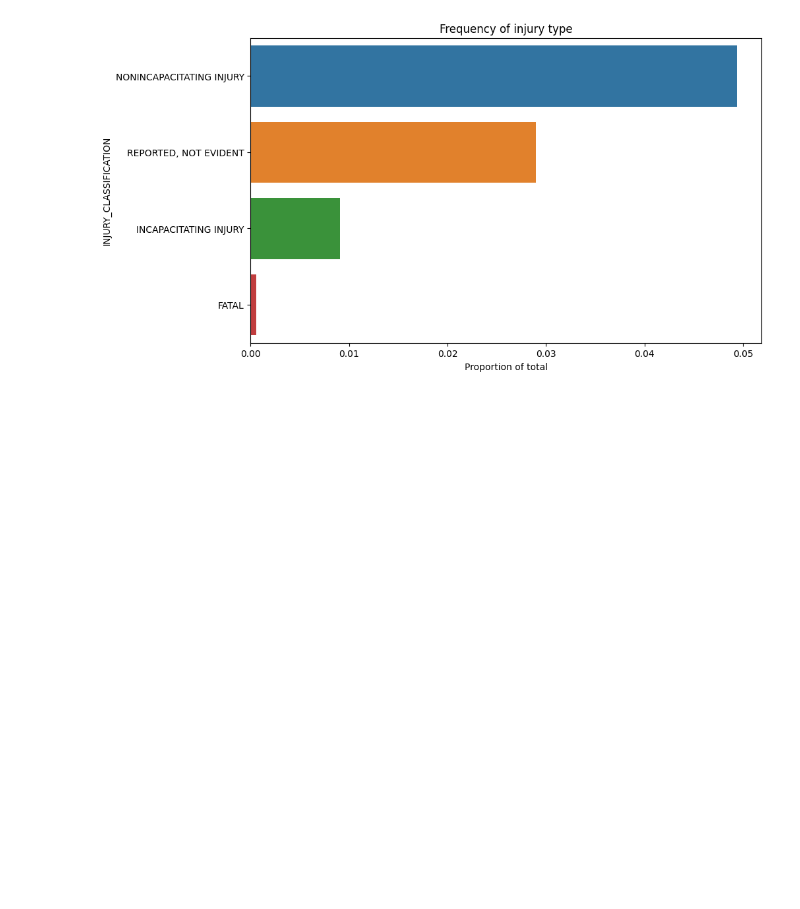
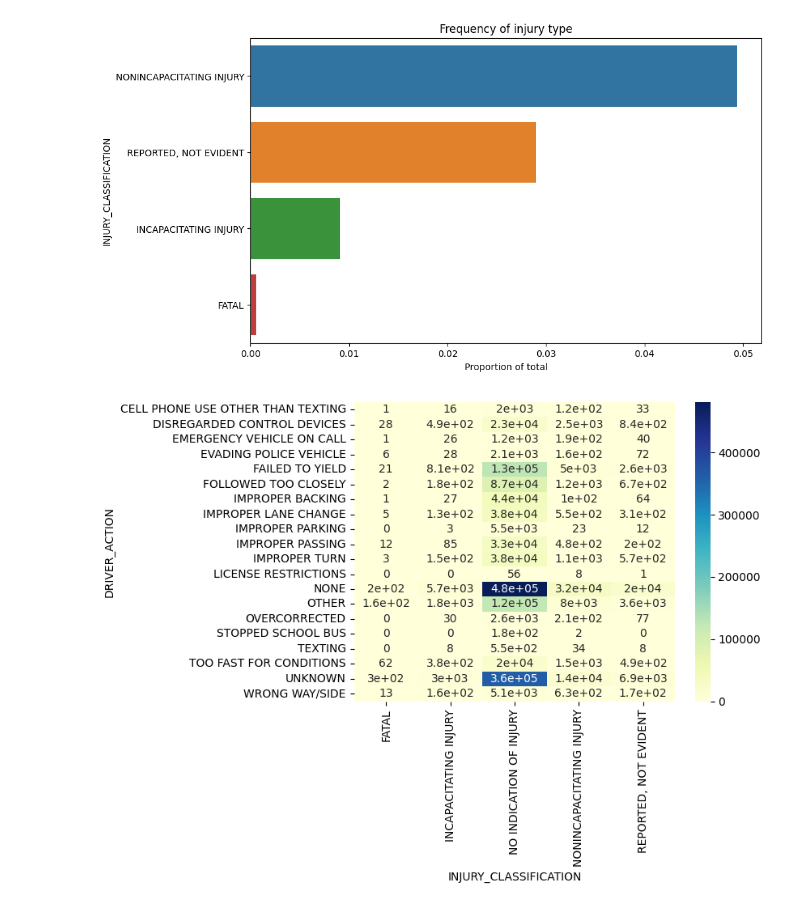
Before and after one commit to joakimTI/GROUP-5-PROJECT, a Jupyter notebook: chicago-crushes-prediction.ipynb, the cells around one changed output. Saved outputs shown, nothing was run; the diff lists cells and outputs as text; code cells hidden in the pictures; blank space fills up the shorter version.

```diff
--- a/chicago-crushes-prediction.ipynb
+++ b/chicago-crushes-prediction.ipynb
@@ -383,3 +384,8 @@ plt.title('Frequency of injury type')
 plt.xlabel('Proportion of total');
 # %% [output]
 [figure]
+# %%
+sns.heatmap(pd.crosstab(people_.DRIVER_ACTION, people_.INJURY_CLASSIFICATION),
+            annot=True, cmap="YlGnBu");
+# %% [output]
+[figure, added]
```
Also changed, not shown: parts of 13 cells of this notebook.
